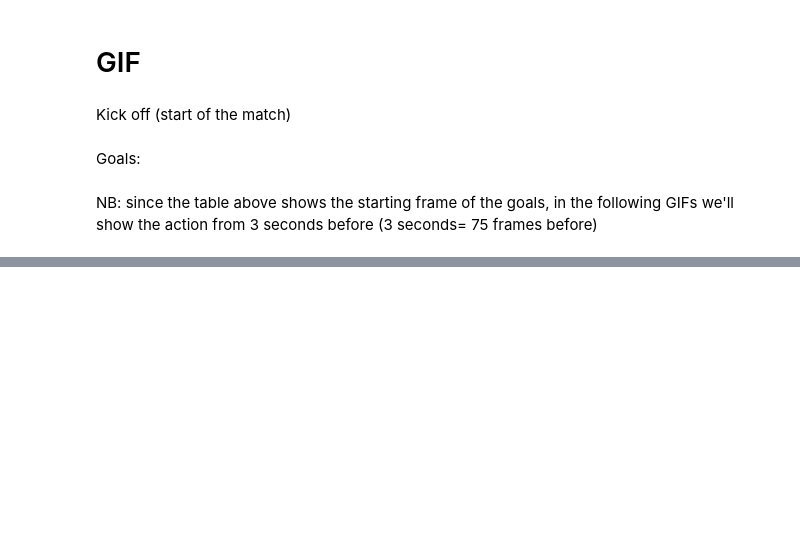
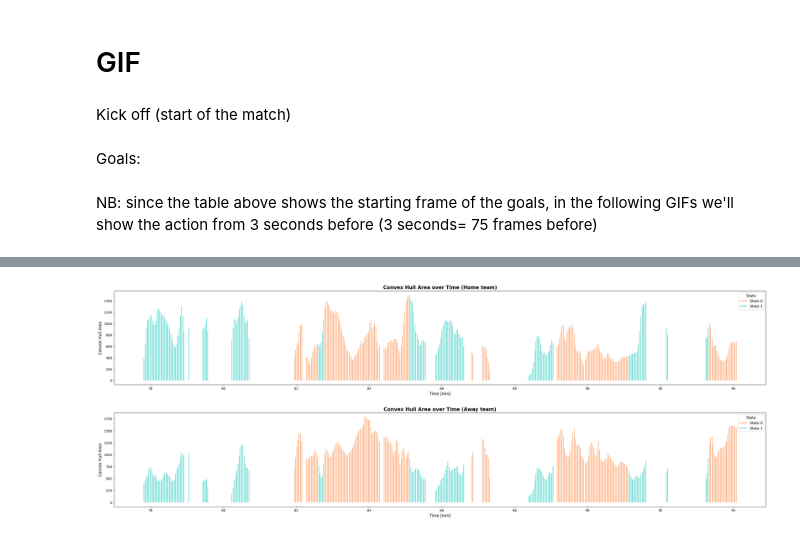
Before and after one commit to ValentinisAlessio/PML_exam, a Jupyter notebook: MatchAnalysis.ipynb, the cells around one changed output, grey strips where cells are left out. Cells and saved outputs as stored; diff of their text form; code cells hidden in the pictures; blank space fills up the shorter version.

```diff
--- a/MatchAnalysis.ipynb
+++ b/MatchAnalysis.ipynb
@@ -151,0 +169,6 @@ PlotGIF(home_xy, away_xy, initial_frame=121027-75,final_frame=121055,lag=51,step
+# %%
+data=pd.read_csv('data/hulls_df_matchday2_reduced.csv')
+posterior=torch.load(f"parameters/CopulaHMM_matchday2_2states.pt")
+complete_model=CopulaHMM.from_posterior(posterior)
+MLS=complete_model.viterbi(torch.tensor(data[["HomeHull","AwayHull"]].values/100))
+data["State"]=MLS.numpy()
@@ -151,0 +177,3 @@ PlotGIF(home_xy, away_xy, initial_frame=121027-75,final_frame=121055,lag=51,step
+# %%
+train_data = data[data["Time [s]"]<=4600]
+test_data = data[data["Time [s]"]>4600]
@@ -151,0 +228,4 @@ PlotGIF(home_xy, away_xy, initial_frame=121027-75,final_frame=121055,lag=51,step
+# %%
+test_data_plot
+# %% [output]
+[figure, added]
```
Also changed, not shown: parts of 21 cells of this notebook, 6 other files.
